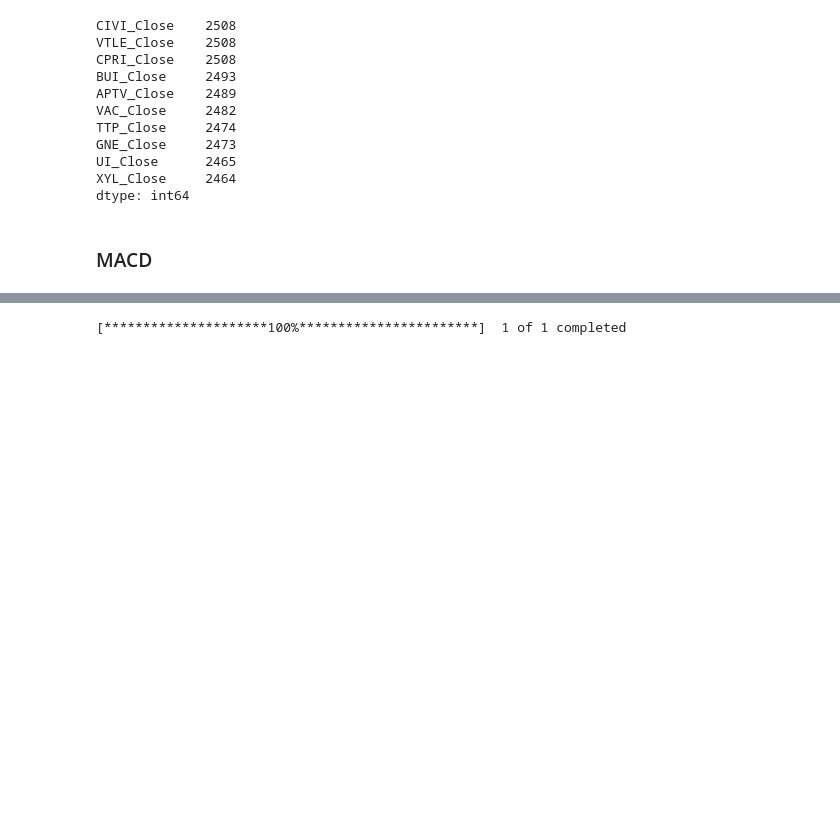
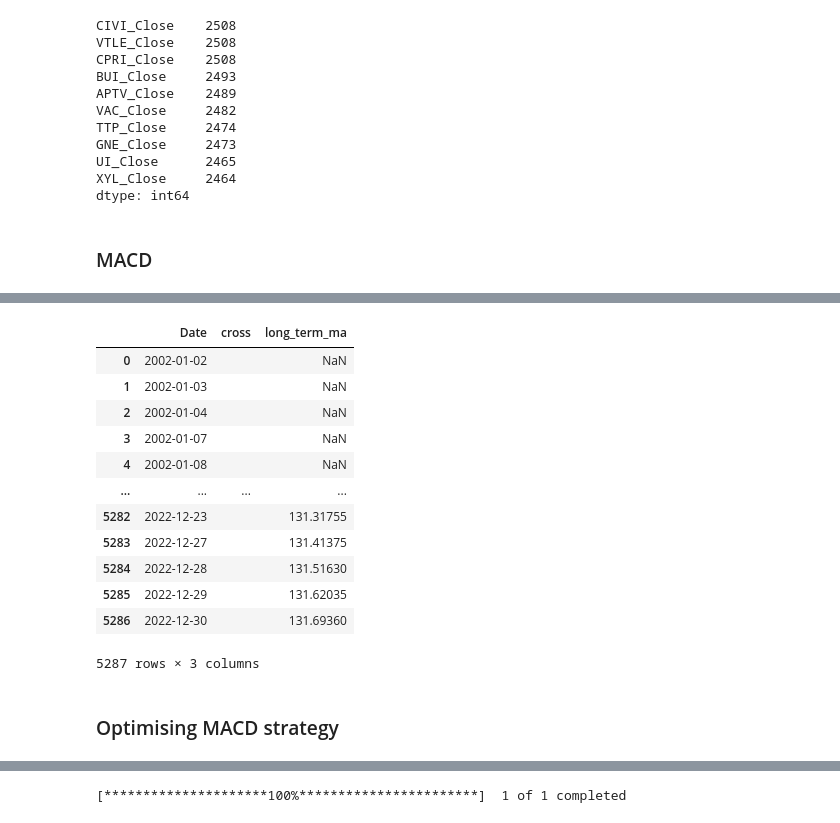
Before and after one commit to ryanlxz/backtesting, a Jupyter notebook: notebooks/test.ipynb, the cells around one changed output, grey strips where cells are left out. Drawn from its saved outputs; the diff is of its cells as text; code cells hidden in the pictures; blank space fills up the shorter version.

```diff
--- a/notebooks/test.ipynb
+++ b/notebooks/test.ipynb
@@ -92,0 +110,20 @@ for i in range(0, len(columns), 2):
+# %%
+golden_death_cross = GoldenDeathCross(df)
+output = golden_death_cross.get_cross(df['A_Close'])
+output
+# %% [output]
+|  | Date | cross | long_term_ma |
+| 0 | 2002-01-02 |  | NaN |
+| 1 | 2002-01-03 |  | NaN |
+| 2 | 2002-01-04 |  | NaN |
+| 3 | 2002-01-07 |  | NaN |
+| 4 | 2002-01-08 |  | NaN |
+| ... | ... | ... | ... |
+| 5282 | 2022-12-23 |  | 131.31755 |
+| 5283 | 2022-12-27 |  | 131.41375 |
+| 5284 | 2022-12-28 |  | 131.51630 |
+| 5285 | 2022-12-29 |  | 131.62035 |
+| 5286 | 2022-12-30 |  | 131.69360 |
+5287 rows × 3 columns
+# %% [markdown]
+### Optimising MACD strategy
```
Also changed, not shown: parts of 18 cells of this notebook, 7 other files.
